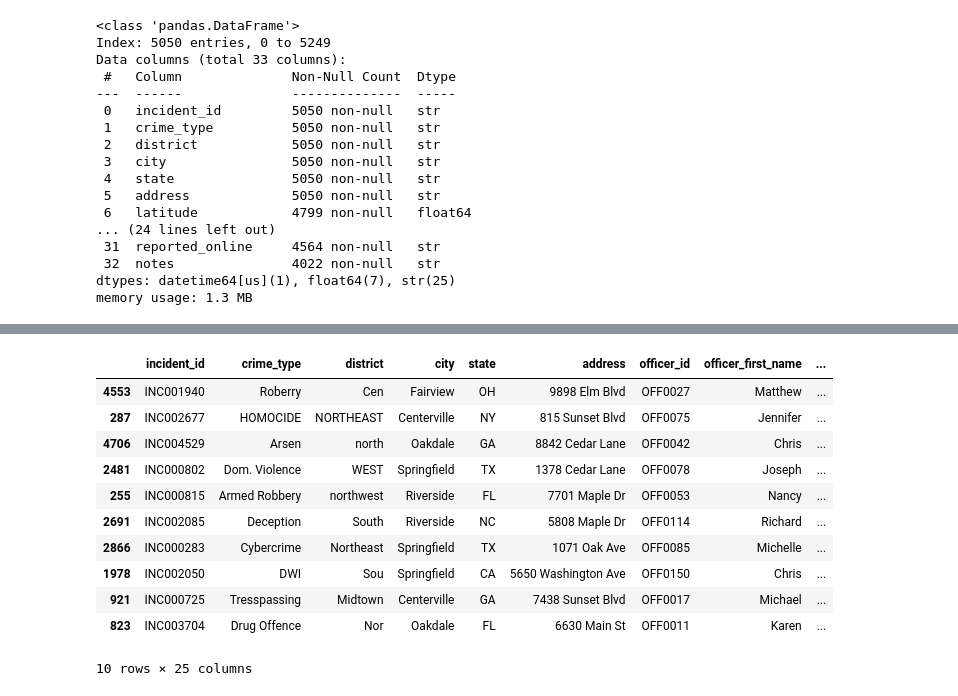
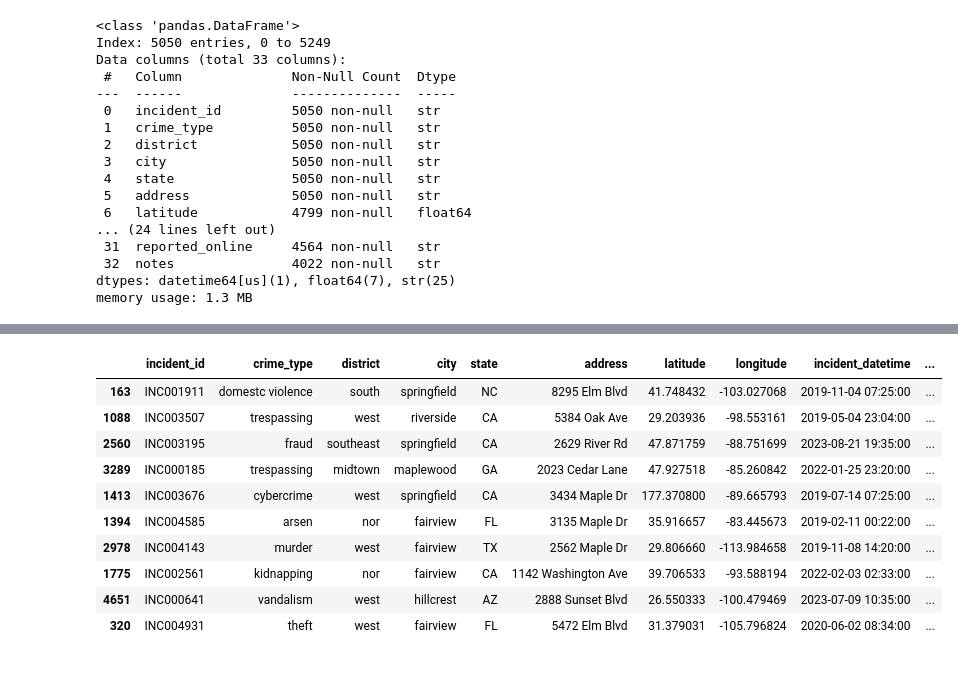
Before and after one commit to T7474/Portfolio_Data_Analytics, a Jupyter notebook: Python/Crime Incident Messy/crime_Incedent.ipynb, the cells around one changed output, grey strips where cells are left out. Drawn from its saved outputs; the diff is of its cells as text; code cells hidden in the pictures.

```diff
--- a/Python/Crime Incident Messy/crime_Incedent.ipynb
+++ b/Python/Crime Incident Messy/crime_Incedent.ipynb
@@ -51,10 +51,9 @@ print(df.shape)
 (5050, 33)
 # %%
-#เปลี่ยนชนิดข้อมูล
-
-
+#Change data types
 df['incident_datetime'] = pd.to_datetime(df['incident_datetime'],errors='coerce')
 df['property_loss_usd'] = pd.to_numeric(df['property_loss_usd'], errors='coerce')
+df['victim_age'] = pd.to_numeric(df['victim_age'], errors='coerce')
 
 df.info()
 # %% [output]
@@ -110,16 +127,23 @@ See https://pandas.pydata.org/docs/user_guide/migration-3-strings.html#string-mi
-# %%
-
-display(df.select_dtypes(include=['string', 'object']).sample(10))
-# %% [output]
-|  | incident_id | crime_type | district | city | state | address | officer_id | officer_first_name | ... |
-| 4553 | INC001940 | Roberry | Cen | Fairview | OH | 9898 Elm Blvd | OFF0027 | Matthew | ... |
-| 287 | INC002677 | HOMOCIDE | NORTHEAST | Centerville | NY | 815 Sunset Blvd | OFF0075 | Jennifer | ... |
-| 4706 | INC004529 | Arsen | north | Oakdale | GA | 8842 Cedar Lane | OFF0042 | Chris | ... |
-| 2481 | INC000802 | Dom. Violence | WEST | Springfield | TX | 1378 Cedar Lane | OFF0078 | Joseph | ... |
-| 255 | INC000815 | Armed Robbery | northwest | Riverside | FL | 7701 Maple Dr | OFF0053 | Nancy | ... |
-| 2691 | INC002085 | Deception | South | Riverside | NC | 5808 Maple Dr | OFF0114 | Richard | ... |
-| 2866 | INC000283 | Cybercrime | Northeast | Springfield | TX | 1071 Oak Ave | OFF0085 | Michelle | ... |
-| 1978 | INC002050 | DWI | Sou | Springfield | CA | 5650 Washington Ave | OFF0150 | Chris | ... |
-| 921 | INC000725 | Tresspassing | Midtown | Centerville | GA | 7438 Sunset Blvd | OFF0017 | Michael | ... |
-| 823 | INC003704 | Drug Offence | Nor | Oakdale | FL | 6630 Main St | OFF0011 | Karen | ... |
-10 rows × 25 columns
+# %%
+# Change to lower string
+pd.set_option('display.max_columns', 35)
+
+
+column_str = ['crime_type', 'district', 'city', 'suspect_gender', 'suspect_race', 'victim_gender', 'severity', 'resolution','reported_online','case_status','weapon_used']
+
+# ใช้ .apply เพื่อสั่งให้ทุกคอลัมน์ในรายชื่อแปลงเป็นตัวพิมพ์เล็ก
+df[column_str] = df[column_str].apply(lambda x: x.str.lower())
+# %%
+df.sample(10)
+# %% [output]
+|  | incident_id | crime_type | district | city | state | address | latitude | longitude | incident_datetime | ... |
+| 163 | INC001911 | domestc violence | south | springfield | NC | 8295 Elm Blvd | 41.748432 | -103.027068 | 2019-11-04 07:25:00 | ... |
+| 1088 | INC003507 | trespassing | west | riverside | CA | 5384 Oak Ave | 29.203936 | -98.553161 | 2019-05-04 23:04:00 | ... |
+| 2560 | INC003195 | fraud | southeast | springfield | CA | 2629 River Rd | 47.871759 | -88.751699 | 2023-08-21 19:35:00 | ... |
+| 3289 | INC000185 | trespassing | midtown | maplewood | GA | 2023 Cedar Lane | 47.927518 | -85.260842 | 2022-01-25 23:20:00 | ... |
+| 1413 | INC003676 | cybercrime | west | springfield | CA | 3434 Maple Dr | 177.370800 | -89.665793 | 2019-07-14 07:25:00 | ... |
+| 1394 | INC004585 | arsen | nor | fairview | FL | 3135 Maple Dr | 35.916657 | -83.445673 | 2019-02-11 00:22:00 | ... |
+| 2978 | INC004143 | murder | west | fairview | TX | 2562 Maple Dr | 29.806660 | -113.984658 | 2019-11-08 14:20:00 | ... |
+| 1775 | INC002561 | kidnapping | nor | fairview | CA | 1142 Washington Ave | 39.706533 | -93.588194 | 2022-02-03 02:33:00 | ... |
+| 4651 | INC000641 | vandalism | west | hillcrest | AZ | 2888 Sunset Blvd | 26.550333 | -100.479469 | 2023-07-09 10:35:00 | ... |
+| 320 | INC004931 | theft | west | fairview | FL | 5472 Elm Blvd | 31.379031 | -105.796824 | 2020-06-02 08:34:00 | ... |
```
Also changed, not shown: parts of 9 cells of this notebook, 3 other files.
